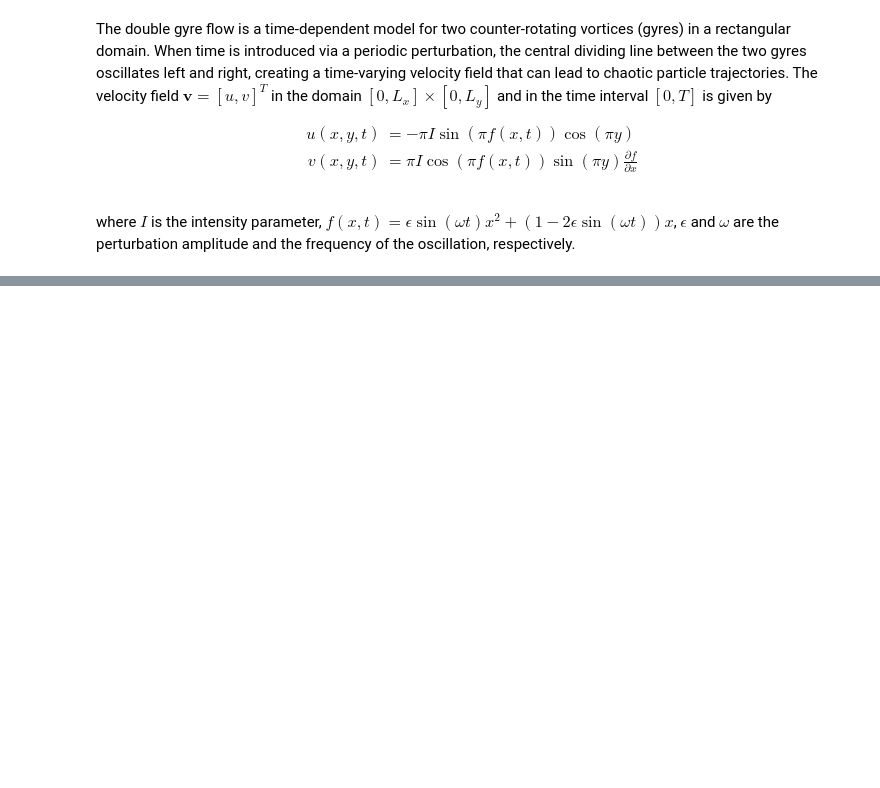
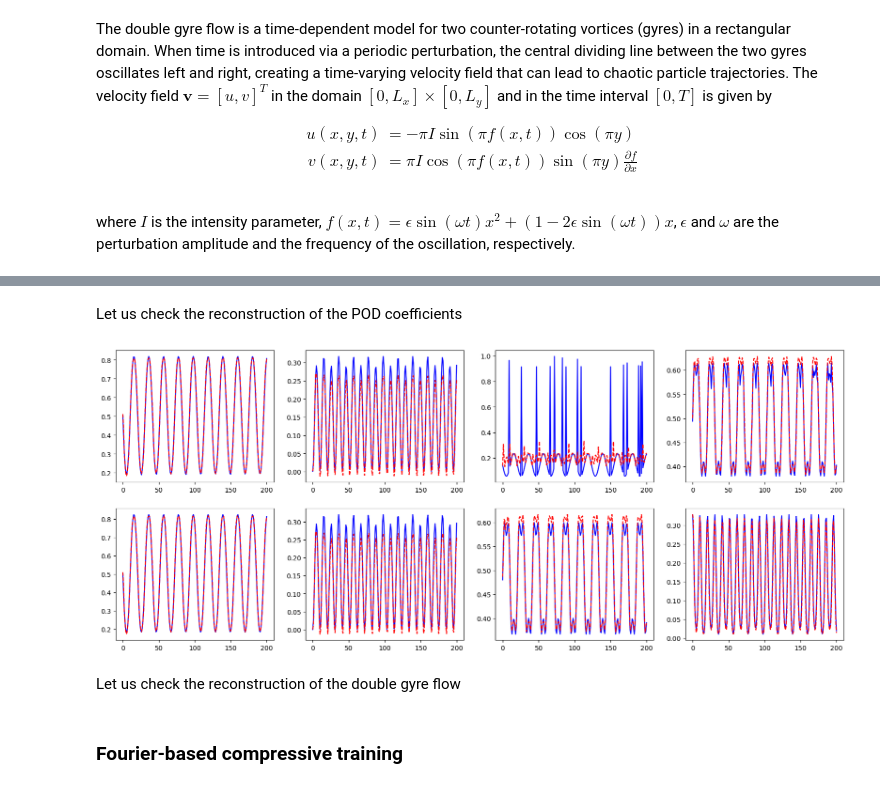
Before and after one commit to pyshred-dev/pyshred, a Jupyter notebook: examples/shred_rom_double_gyre_flow.ipynb, the cells around one changed output, grey strips where cells are left out. Saved outputs shown, nothing was run; the diff lists cells and outputs as text; code cells hidden in the pictures; blank space fills up the shorter version.

```diff
--- a/examples/shred_rom_double_gyre_flow.ipynb
+++ b/examples/shred_rom_double_gyre_flow.ipynb
@@ -331,0 +315,19 @@ interactive(children=(IntSlider(value=0, description='Test case', max=9), IntSli
+# %% [markdown]
+Let us check the reconstruction of the POD coefficients
+# %%
+which_param = 0  # Index of the parameter to visualize
+
+fig, axs = plt.subplots(2, 4, figsize=(20, 8))
+
+for i in range(4):
+    axs[0, i].plot(test_dataset.Y[ntimes * which_param:ntimes * (which_param + 1), i].cpu().numpy(), 'b', label='True U')
+    axs[0, i].plot(shred_pod(test_dataset.X)[ntimes * which_param:ntimes * (which_param + 1), i].cpu().detach().numpy(), 'r--', label='True U')
+
+    axs[1, i].plot(test_dataset.Y[ntimes * which_param:ntimes * (which_param + 1), i + 4].cpu().numpy(), 'b', label='True V')
+    axs[1, i].plot(shred_pod(test_dataset.X)[ntimes * which_param:ntimes * (which_param + 1), i + 4].cpu().detach().numpy(), 'r--', label='True V')
+# %% [output]
+[figure, added]
+# %% [markdown]
+Let us check the reconstruction of the double gyre flow
+# %% [markdown]
+### Fourier-based compressive training
```
Also changed, not shown: parts of 80 cells of this notebook, 10 other files.
